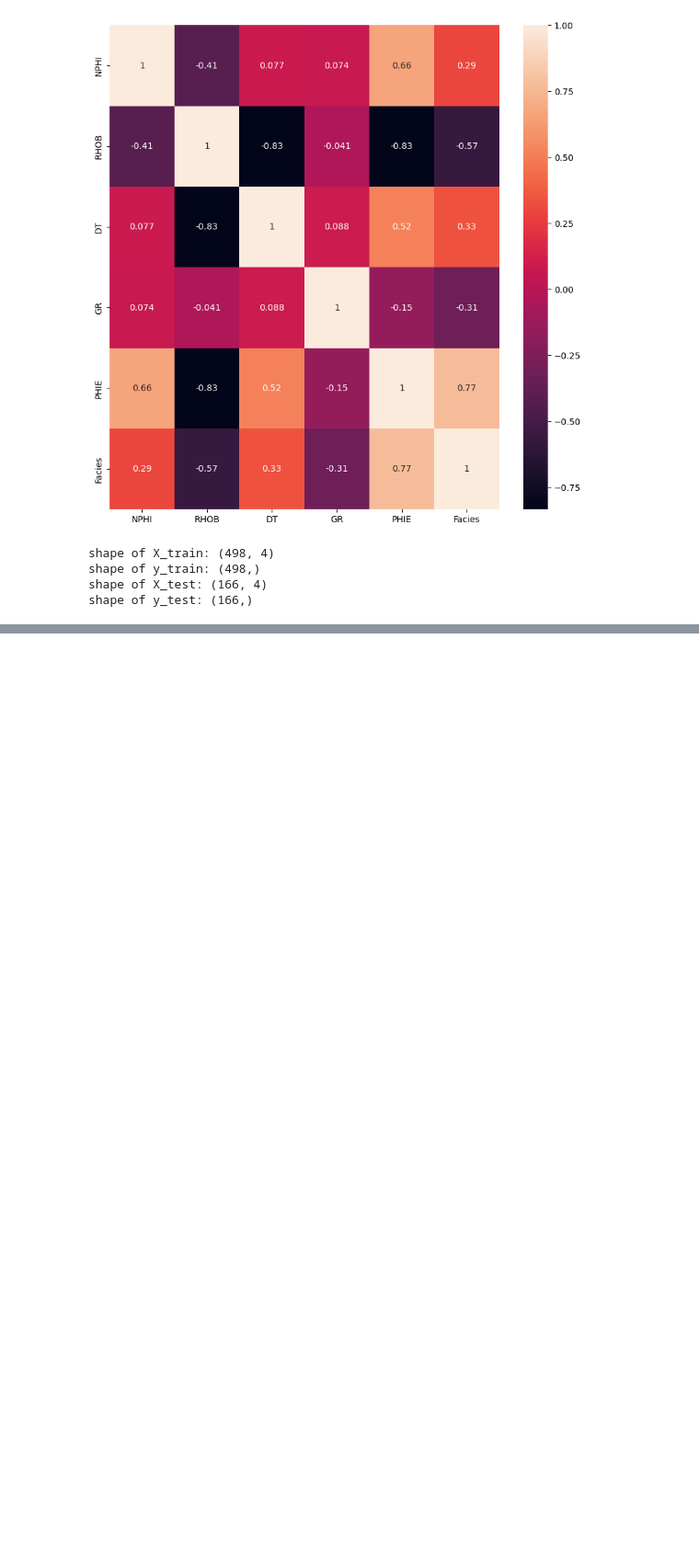
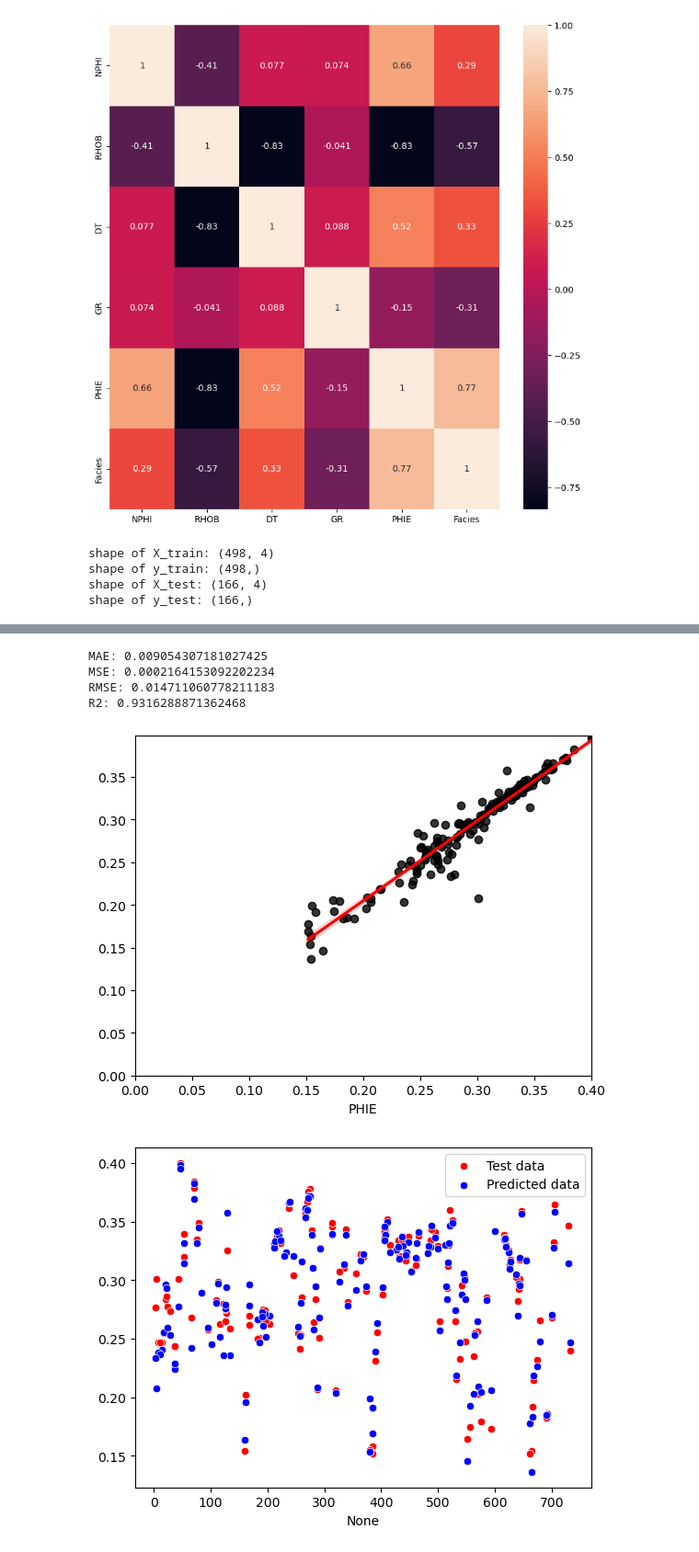
Before and after one commit to edisonc57/Well-Log-Machine-Learning-Porosity-Prediction-KNIME, a Jupyter notebook: ML Session.ipynb, the cells around one changed output, grey strips where cells are left out. Shown at 92% size. Saved outputs shown, nothing was run; the diff lists cells and outputs as text; code cells hidden in the pictures; blank space fills up the shorter version.

```diff
--- a/ML Session.ipynb
+++ b/ML Session.ipynb
@@ -154,0 +211,16 @@ scatter_plot_comparison(y_test, y_pred_lin)
+# %%
+import xgboost as xgb
+xgb_reg= xgb.XGBRegressor()
+xgb_reg.fit(X_train, y_train)
+y_pred_xgb= xgb_reg.predict(X_test)
+reg_metrics(y_test, y_pred_xgb)
+reg_plot(y_test, y_pred_xgb)
+scatter_plot_comparison(y_test, y_pred_xgb)
+line_plot_comparison(y_test, y_pred_xgb)
+# %% [output]
+MAE: 0.009054307181027425
+MSE: 0.0002164153092202234
+RMSE: 0.014711060778211183
+R2: 0.9316288871362468
+[figure, added]
+[figure, added]
```
Also changed, not shown: parts of 24 cells of this notebook.
